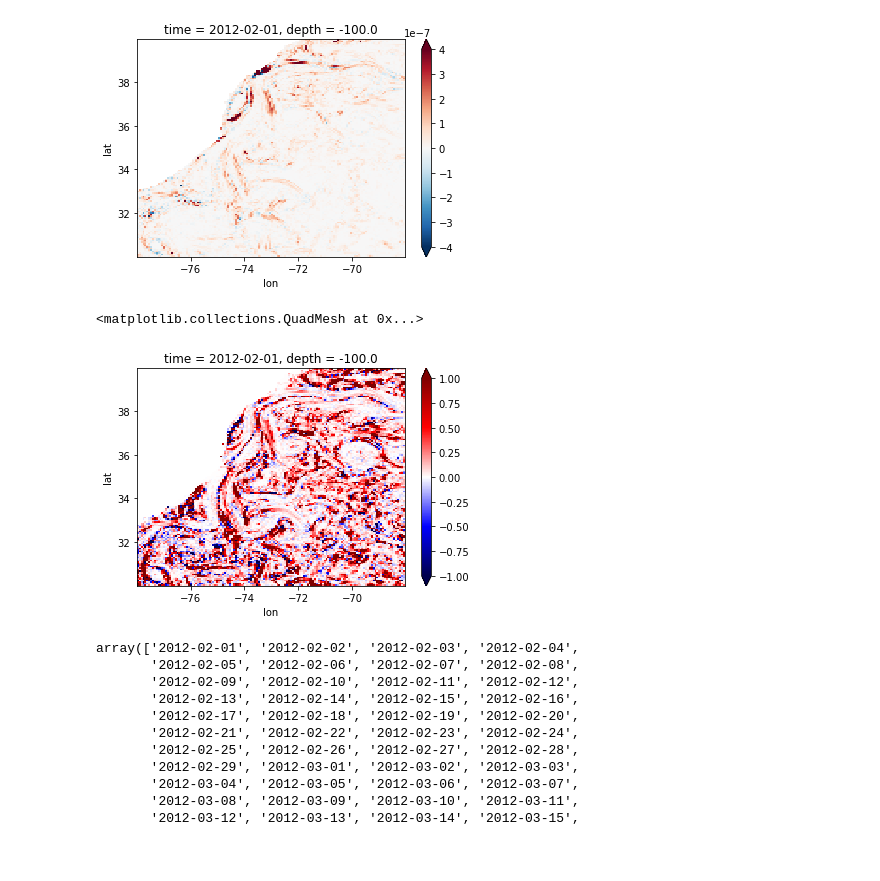
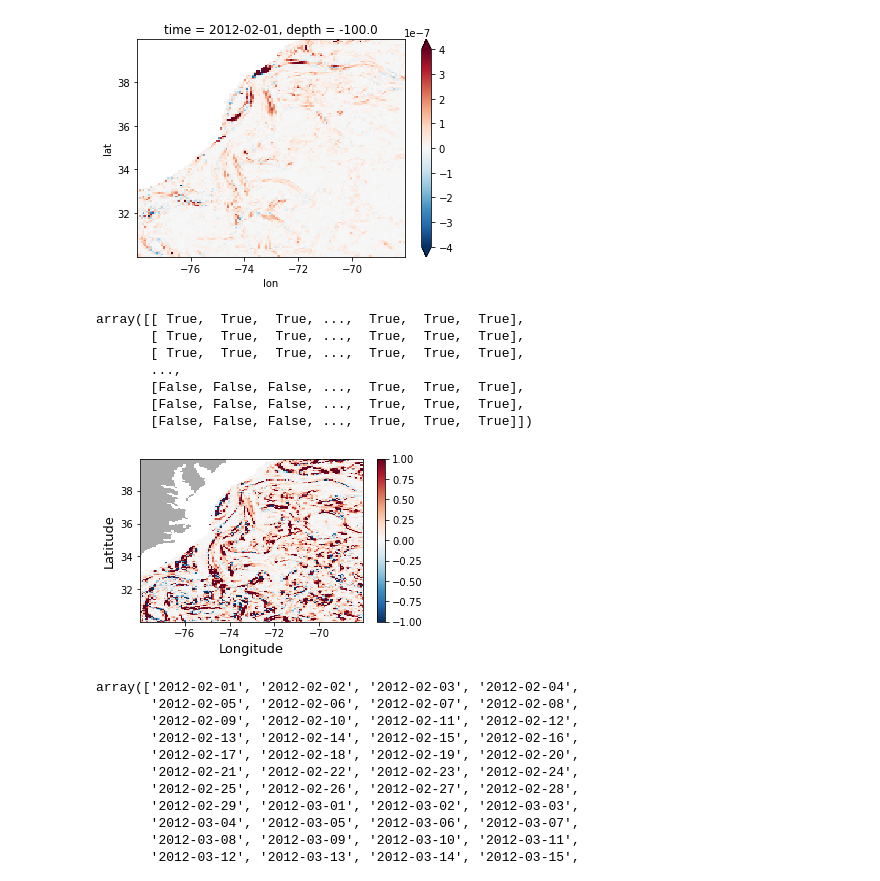
Before and after one commit to pangeo-data/swot_adac_ogcms, a Jupyter notebook: MLI-FESOM.ipynb, the cells around one changed output. Saved outputs shown, nothing was run; the diff lists cells and outputs as text; code cells hidden in the pictures; blank space fills up the shorter version.

```diff
--- a/MLI-FESOM.ipynb
+++ b/MLI-FESOM.ipynb
@@ -116,9 +116,11 @@ Thu Sep 09 15:44:25 2021: cdo mergetime 2012-02_01_w_cubic.nc 2012-02_02_w_cubic
 mask = xr.DataArray(np.ma.masked_invalid(fesom01w.salt.where(fesom01w.salt>32.).where(fesom01w.salt<38.)
                                         ).mask,
                     dims=fesom01w.salt.dims, coords=fesom01w.salt.coords
-                   ).chunk({'depth':6,'lat':100,'lon':100}).mean('time',skipna=True)
+                   ).chunk({'depth':6,'lat':100,'lon':100}).min('time',skipna=True)
 mask = xr.DataArray(np.ma.masked_invalid(mask.where(mask==1.)).mask,
-                    dims=fesom01w.salt.isel(time=0).dims, coords=fesom01w.salt.isel(time=0).coords
+                    dims=fesom01w.salt.isel(time=0).dims,
+                    coords=fesom01w.salt.isel(time=0).coords
+                   )
 # %%
 grav = 9.81
 w_path = f'{SCRATCH}/region01/FESOM/'+f'sigma0_fma.zarr'
@@ -428,9 +430,37 @@ wpbp_coar.isel(time=0).plot(cmap='RdBu_r', vmin=-4e-7, vmax=4e-7)
 # %% [output]
 <matplotlib.collections.QuadMesh at 0x...>
 [figure]
+# %%
+mask0 = mask.isel(depth=0,lat=slice(1,-1),lon=slice(1,-1)).coarsen({'lat':ncoars,'lon':ncoars},
+                                                          boundary='trim').mean(skipna=True).reset_coords(drop=True)
+mask0 = ~np.ma.masked_values(mask0,0).mask
+mask0
+# %% [output]
+array([[ True,  True,  True, ...,  True,  True,  True],
+       [ True,  True,  True, ...,  True,  True,  True],
+       [ True,  True,  True, ...,  True,  True,  True],
+       ...,
+       [False, False, False, ...,  True,  True,  True],
+       [False, False, False, ...,  True,  True,  True],
+       [False, False, False, ...,  True,  True,  True]])
+# %%
+Ce = (wpbp_coar.data / MLI).compute()
+Ce.name = 'Ce'
 # %%
-(wpbp_coar / MLI).isel(time=0).plot(vmax=1, cmap='seismic')
+fig, ax = plt.subplots(figsize=(5,3))
+
+im = ax.pcolormesh(MLI.lon, MLI.lat, Ce.isel(time=0),
+                   vmin=-1, vmax=1, cmap='RdBu_r', shading='auto', rasterized=True)
+
+ax.pcolormesh(MLI.lon, MLI.lat,
+              np.ma.masked_array(mask0, mask0),
+              vmin=-1, vmax=2, cmap='binary', rasterized=True)
+
+ax.set_xlabel(r"Longitude", fontsize=13)
+ax.set_ylabel(r"Latitude", fontsize=13)
+fig.colorbar(im, ax=ax)
+
+plt.savefig('/home/jovyan/Figures/FESOM-Ce_01.pdf')
 # %% [output]
-<matplotlib.collections.QuadMesh at 0x...>
-[figure, old version]
+[figure, new version]
 # %%
```
Also changed, not shown: parts of 16 cells of this notebook, 6 other files.
